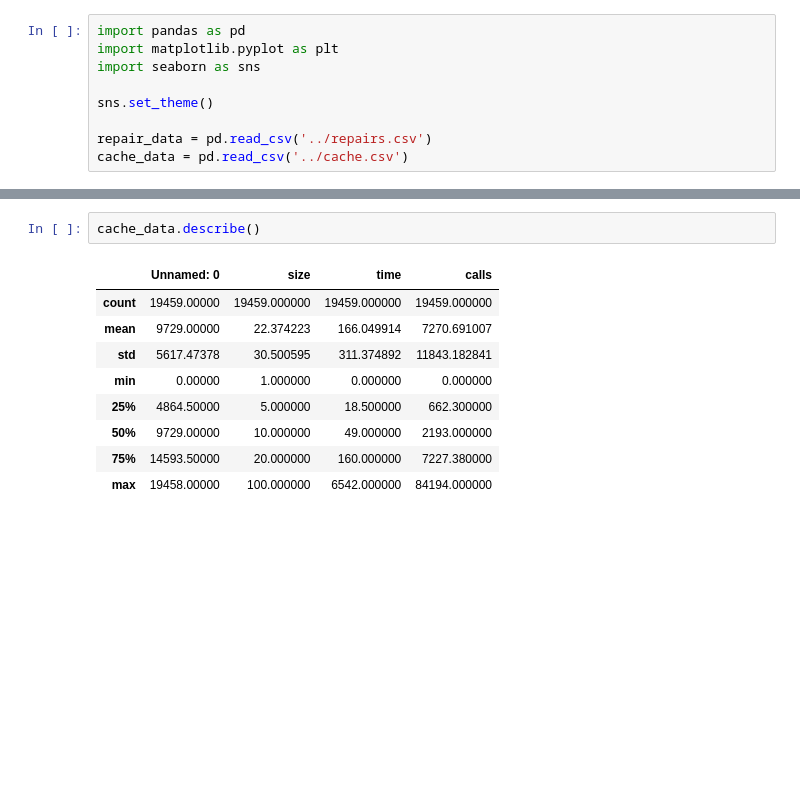
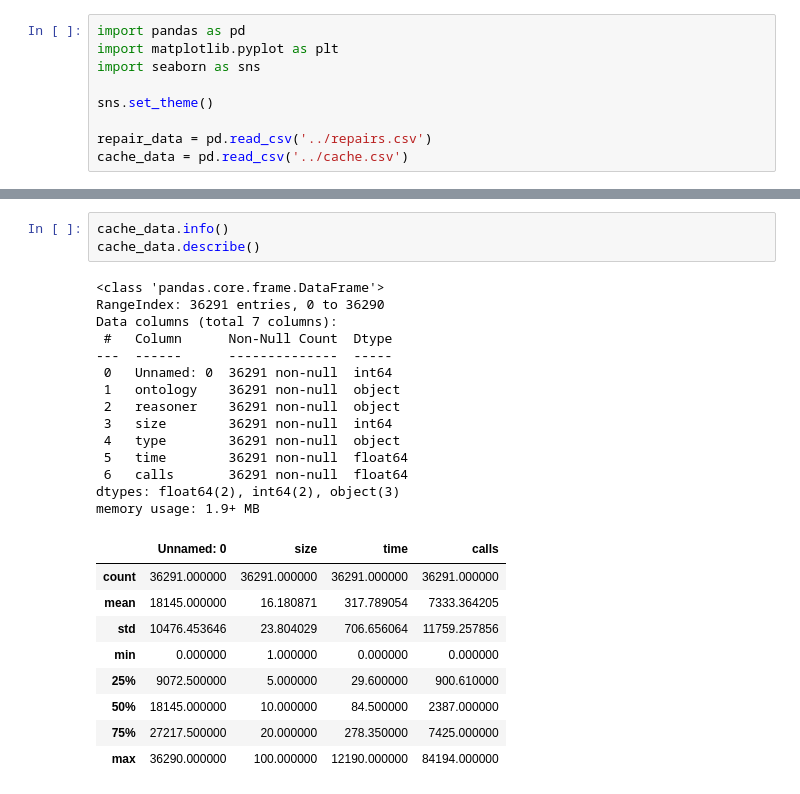
Before and after one commit to rolandbernard/paper-axiom-weakening, a Jupyter notebook: experiments/scripts/explore.ipynb, the cells around one changed output, grey strips where cells are left out. Saved outputs shown, nothing was run; the diff lists cells and outputs as text; blank space fills up the shorter version.

```diff
--- a/experiments/scripts/explore.ipynb
+++ b/experiments/scripts/explore.ipynb
@@ -22,12 +54,27 @@ repair_data.describe()
 # %%
+cache_data.info()
 cache_data.describe()
 # %% [output]
+<class 'pandas.core.frame.DataFrame'>
+RangeIndex: 36291 entries, 0 to 36290
+Data columns (total 7 columns):
+ #   Column      Non-Null Count  Dtype
+---  ------      --------------  -----
+ 0   Unnamed: 0  36291 non-null  int64
+ 1   ontology    36291 non-null  object
+ 2   reasoner    36291 non-null  object
+ 3   size        36291 non-null  int64
+ 4   type        36291 non-null  object
+ 5   time        36291 non-null  float64
+ 6   calls       36291 non-null  float64
+dtypes: float64(2), int64(2), object(3)
+memory usage: 1.9+ MB
 |  | Unnamed: 0 | size | time | calls |
-| count | 19459.00000 | 19459.000000 | 19459.000000 | 19459.000000 |
-| mean | 9729.00000 | 22.374223 | 166.049914 | 7270.691007 |
-| std | 5617.47378 | 30.500595 | 311.374892 | 11843.182841 |
-| min | 0.00000 | 1.000000 | 0.000000 | 0.000000 |
-| 25% | 4864.50000 | 5.000000 | 18.500000 | 662.300000 |
-| 50% | 9729.00000 | 10.000000 | 49.000000 | 2193.000000 |
-| 75% | 14593.50000 | 20.000000 | 160.000000 | 7227.380000 |
-| max | 19458.00000 | 100.000000 | 6542.000000 | 84194.000000 |
+| count | 36291.000000 | 36291.000000 | 36291.000000 | 36291.000000 |
+| mean | 18145.000000 | 16.180871 | 317.789054 | 7333.364205 |
+| std | 10476.453646 | 23.804029 | 706.656064 | 11759.257856 |
+| min | 0.000000 | 1.000000 | 0.000000 | 0.000000 |
+| 25% | 9072.500000 | 5.000000 | 29.600000 | 900.610000 |
+| 50% | 18145.000000 | 10.000000 | 84.500000 | 2387.000000 |
+| 75% | 27217.500000 | 20.000000 | 278.350000 | 7425.000000 |
+| max | 36290.000000 | 100.000000 | 12190.000000 | 84194.000000 |
```
Also changed, not shown: parts of 17 cells of this notebook, 13 other files.
